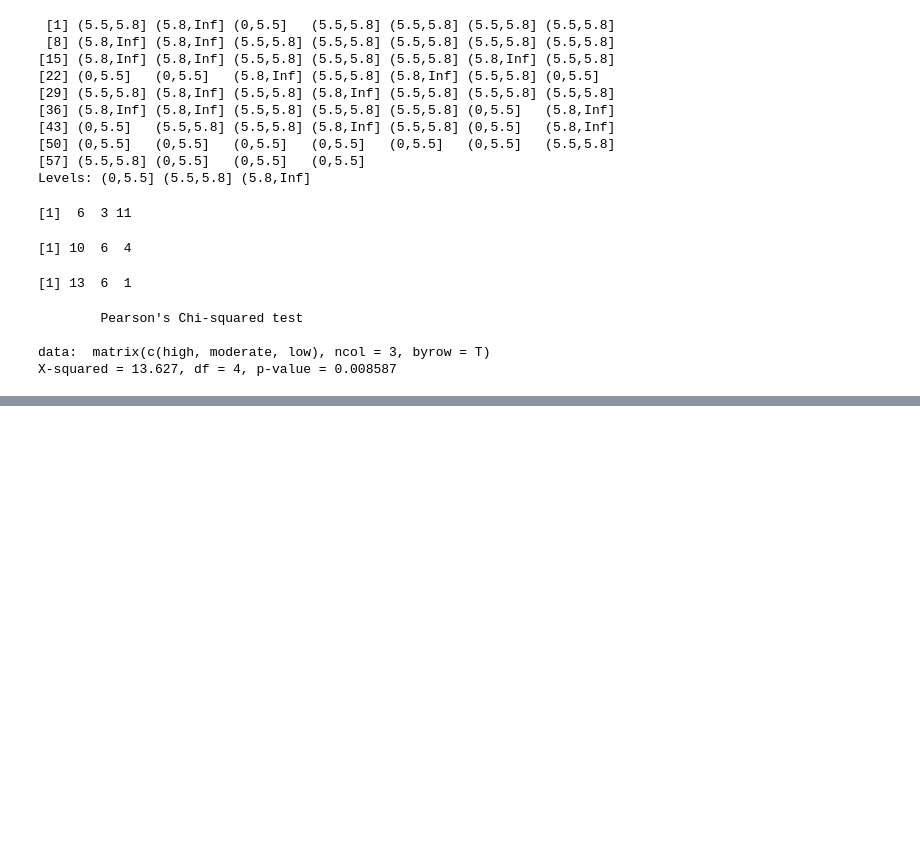
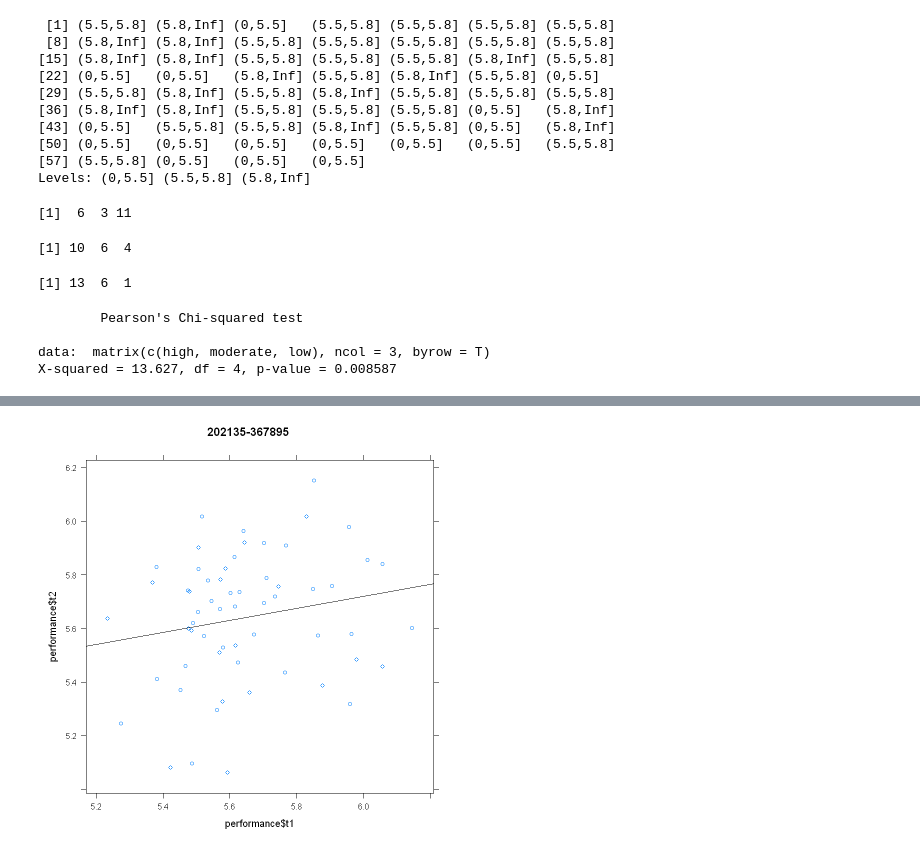
Before and after one commit to KNOU-STUDY/KNOU-R-DATA-ANALYSIS, a Jupyter notebook: attandance/Untitled.ipynb, the cells around one changed output, grey strips where cells are left out. Drawn from its saved outputs; the diff is of its cells as text; code cells hidden in the pictures; blank space fills up the shorter version.

```diff
--- a/attandance/Untitled.ipynb
+++ b/attandance/Untitled.ipynb
@@ -111,0 +126,7 @@ X-squared = 13.627, df = 4, p-value = 0.008587
+# %%
+xyplot(performance$t2 ~ performance$t1, main="202135-367895", panel=function(x,y){
+    panel.xyplot(x,y)
+    panel.lmline(x, y)
+})
+# %% [output]
+[figure, added]
```
Also changed, not shown: parts of 4 cells of this notebook, 14 other files.
